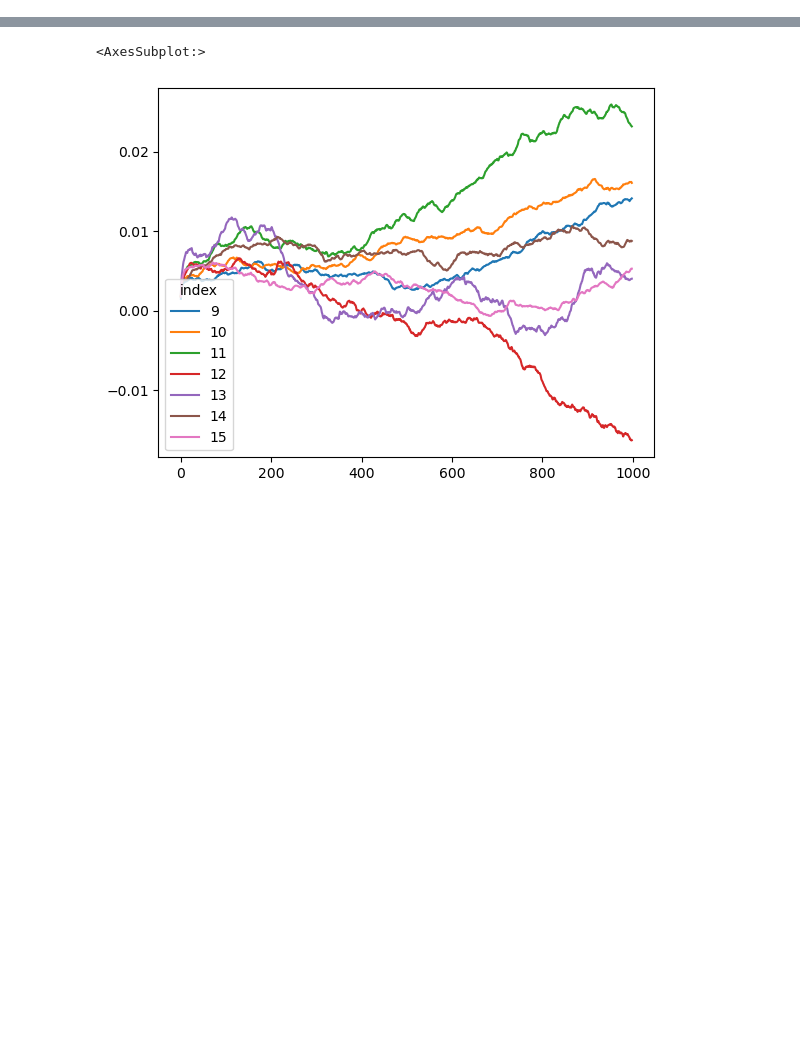
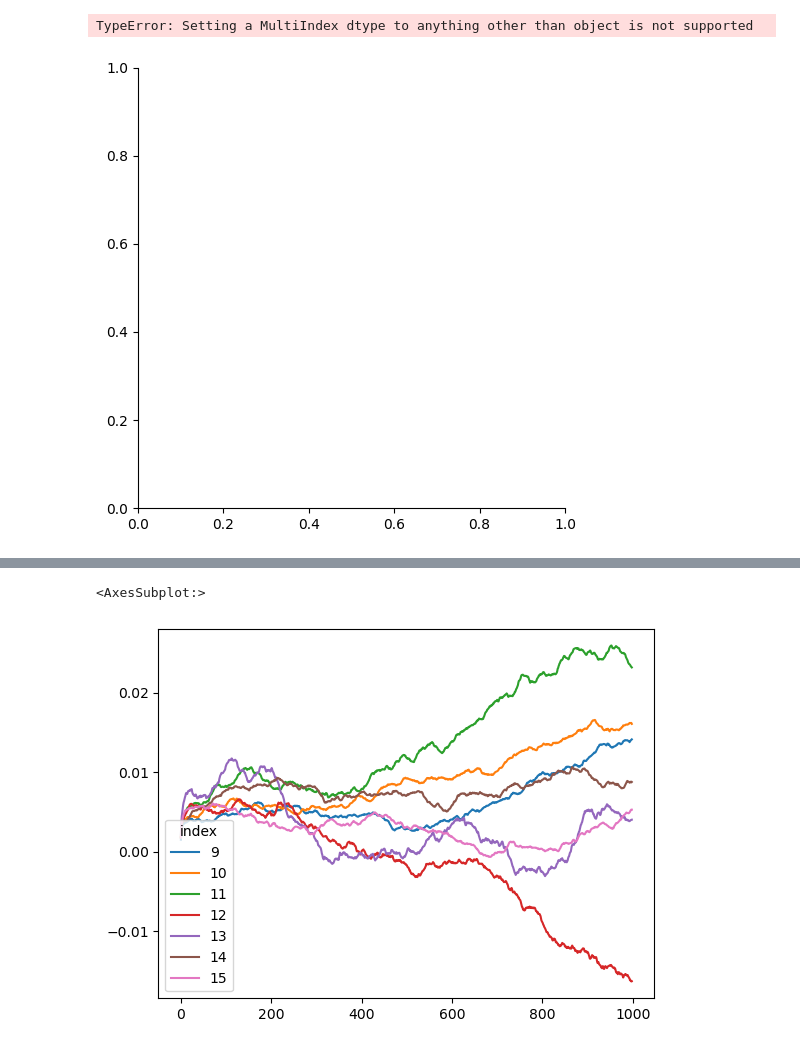
Before and after one commit to HaroldBenoit/behavioural-trading, a Jupyter notebook: project.ipynb, the cells around one changed output, grey strips where cells are left out. Cells and saved outputs as stored; diff of their text form; code cells hidden in the pictures; blank space fills up the shorter version.

```diff
--- a/project.ipynb
+++ b/project.ipynb
@@ -26,0 +100,5 @@ Percentage of unclassifiable trades 13.71%
+# %%
+sns.catplot(df)
+# %% [output]
+TypeError: Setting a MultiIndex dtype to anything other than object is not supported
+[figure, added]
```
Also changed, not shown: parts of 14 cells of this notebook, 5 other files.
